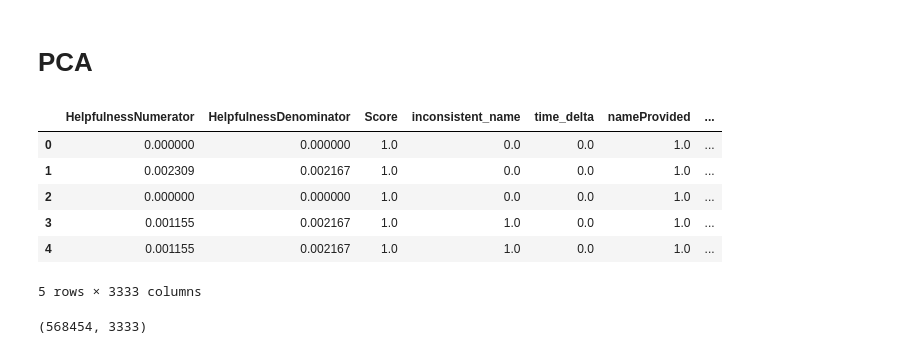
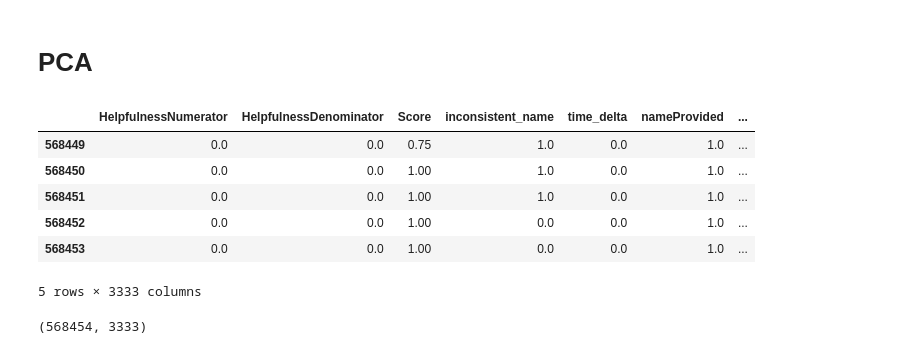
Before and after one commit to Chia-Yin-Lee/fake-review-on-amazon-prac-, a Jupyter notebook: fakereview.ipynb, the cells around one changed output. Cells and saved outputs as stored; diff of their text form; code cells hidden in the pictures.

```diff
--- a/fakereview.ipynb
+++ b/fakereview.ipynb
@@ -757,14 +750,14 @@ del text_tokens, summary_tokens, df_scaled # save memory
 #df_final = pd.read_csv('all_tokens_scaled.csv')
 df_final1 = pd.read_csv('text_tokens_scaled.csv')
 # %%
-df_final1.head()
+df_final1.tail()
 # %% [output]
 |  | HelpfulnessNumerator | HelpfulnessDenominator | Score | inconsistent_name | time_delta | nameProvided | ... |
-| 0 | 0.000000 | 0.000000 | 1.0 | 0.0 | 0.0 | 1.0 | ... |
-| 1 | 0.002309 | 0.002167 | 1.0 | 0.0 | 0.0 | 1.0 | ... |
-| 2 | 0.000000 | 0.000000 | 1.0 | 0.0 | 0.0 | 1.0 | ... |
-| 3 | 0.001155 | 0.002167 | 1.0 | 1.0 | 0.0 | 1.0 | ... |
-| 4 | 0.001155 | 0.002167 | 1.0 | 1.0 | 0.0 | 1.0 | ... |
+| 568449 | 0.0 | 0.0 | 0.75 | 1.0 | 0.0 | 1.0 | ... |
+| 568450 | 0.0 | 0.0 | 1.00 | 1.0 | 0.0 | 1.0 | ... |
+| 568451 | 0.0 | 0.0 | 1.00 | 1.0 | 0.0 | 1.0 | ... |
+| 568452 | 0.0 | 0.0 | 1.00 | 0.0 | 0.0 | 1.0 | ... |
+| 568453 | 0.0 | 0.0 | 1.00 | 0.0 | 0.0 | 1.0 | ... |
 5 rows × 3333 columns
 # %%
 df_final1.shape
```
Also changed, not shown: parts of 46 cells of this notebook.
